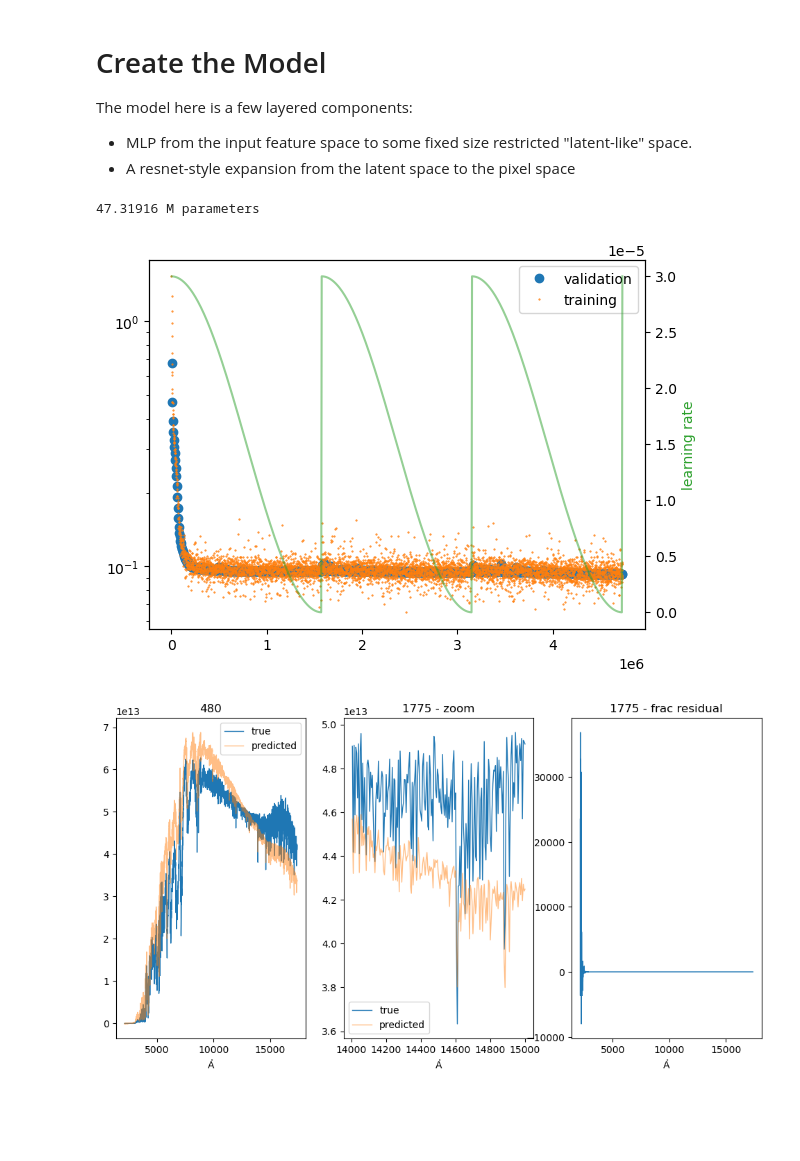
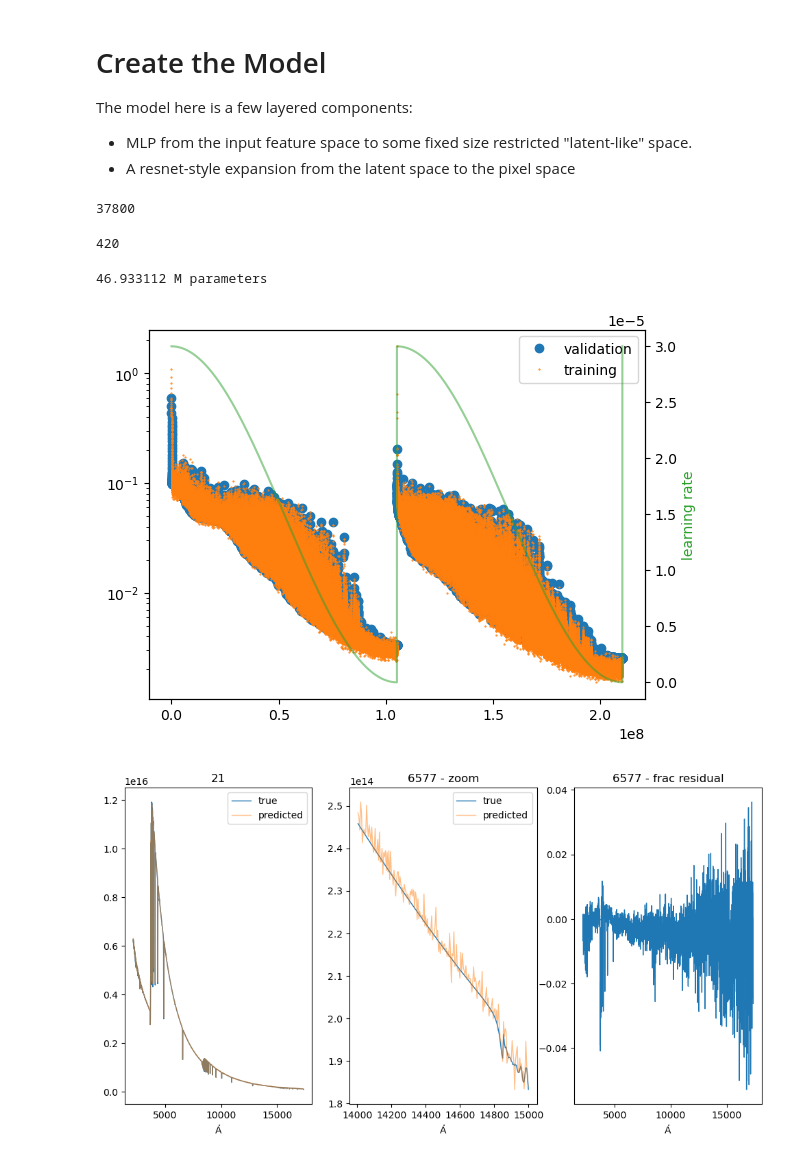
Before and after one commit to eteq/phoenix, a Jupyter notebook: ml_generation/photometry_from_restricted_mlp.ipynb, the cells around one changed output. Drawn from its saved outputs; the diff is of its cells as text; code cells hidden in the pictures; blank space fills up the shorter version.

```diff
--- a/ml_generation/photometry_from_restricted_mlp.ipynb
+++ b/ml_generation/photometry_from_restricted_mlp.ipynb
@@ -513,13 +517,21 @@ def plot_sample_specs(model, dataset_to_plot, idxs=5, descale=False, wlrng=(1400
         ax3.set_title(f'{true_idx} - frac residual')
 
     return figs
+# %%
+90*60*7
+# %% [output]
+37800
+# %%
+60*7
+# %% [output]
+420
 # %%
-nperrestart = 300
-nrestarts = 3
+nperrestart = 20000
+nrestarts = 2
 
 
-model = SpectrumEmulator(feature_mlp_nneurons=[3, 8,   16, 64, 128, 256, 1024,  512,],
-                         resnet_nneurons=[ 512, 2048, 8184, 2048, 512 ])
+model = SpectrumEmulator(feature_mlp_nneurons=[3, 8,   16, 64, 128, 256, 1024, 512, 256],
+                         resnet_nneurons=[ 256, 512, 2048, 8184, 2048, 512, 256 ])
 print(sum(p.shape.numel() for p in model.parameters()) * 1e-6, 'M parameters')
 
 model.scheduler_init = functools.partial(torch.optim.lr_scheduler.CosineAnnealingWarmRestarts, T_0=nperrestart)
@@ -529,33 +541,33 @@ class MyLoss(nn.Module):
     def __init__(self, l1weight=0.5, l2weight=0.5):
         super().__init__()
 
         self.l1 = nn.L1Loss()
         self.l2 = nn.MSELoss()
         self.l1w = l1weight
         self.l2w = l2weight
 
     def forward(self, x, y):
         return self.l1w*self.l1(x, y) + self.l2w*self.l2(x, y)
 model.loss_fcn = MyLoss()
 
 model = model.to(device, dtype=tensor_dtype)
 
 
 valid, train, lrs, data_split =  model.train_and_validate(infeatures, fluxes, nperrestart*nrestarts, 1024,
                                                          optkwargs=dict(lr=3e-5,
                                                                         weight_decay=1e-3))
 
 plt.figure()
 plt.semilogy(*valid, 'o', c='C0', label='validation')
 plt.semilogy(*train, '.', c='C1', ms=1, label='training')
 plt.legend(loc=0)
 if lrs:
     plt.twinx()
     plt.plot(valid[0], lrs, label='learning rate',c='C2', alpha=.5)
     plt.ylabel('learning rate', color='C2')
 
 plot_sample_specs(model, data_split[0], descale=True);
 # %% [output]
-47.31916 M parameters
+46.933112 M parameters
-[figure, old version]
+[figure, new version]
-[figure, old version]
+[figure, new version]
```
Also changed, not shown: parts of 20 cells of this notebook, 6 other files.
